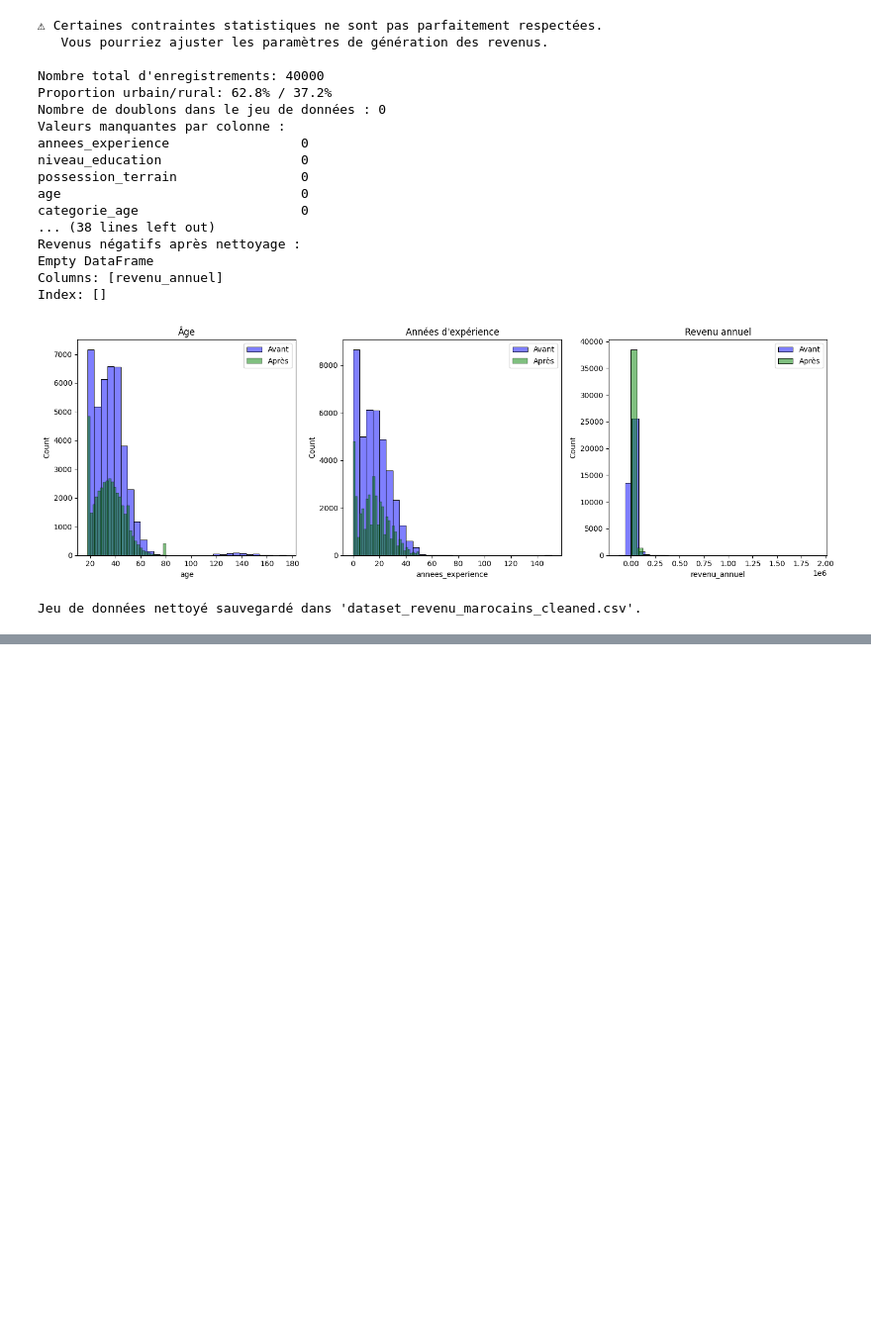
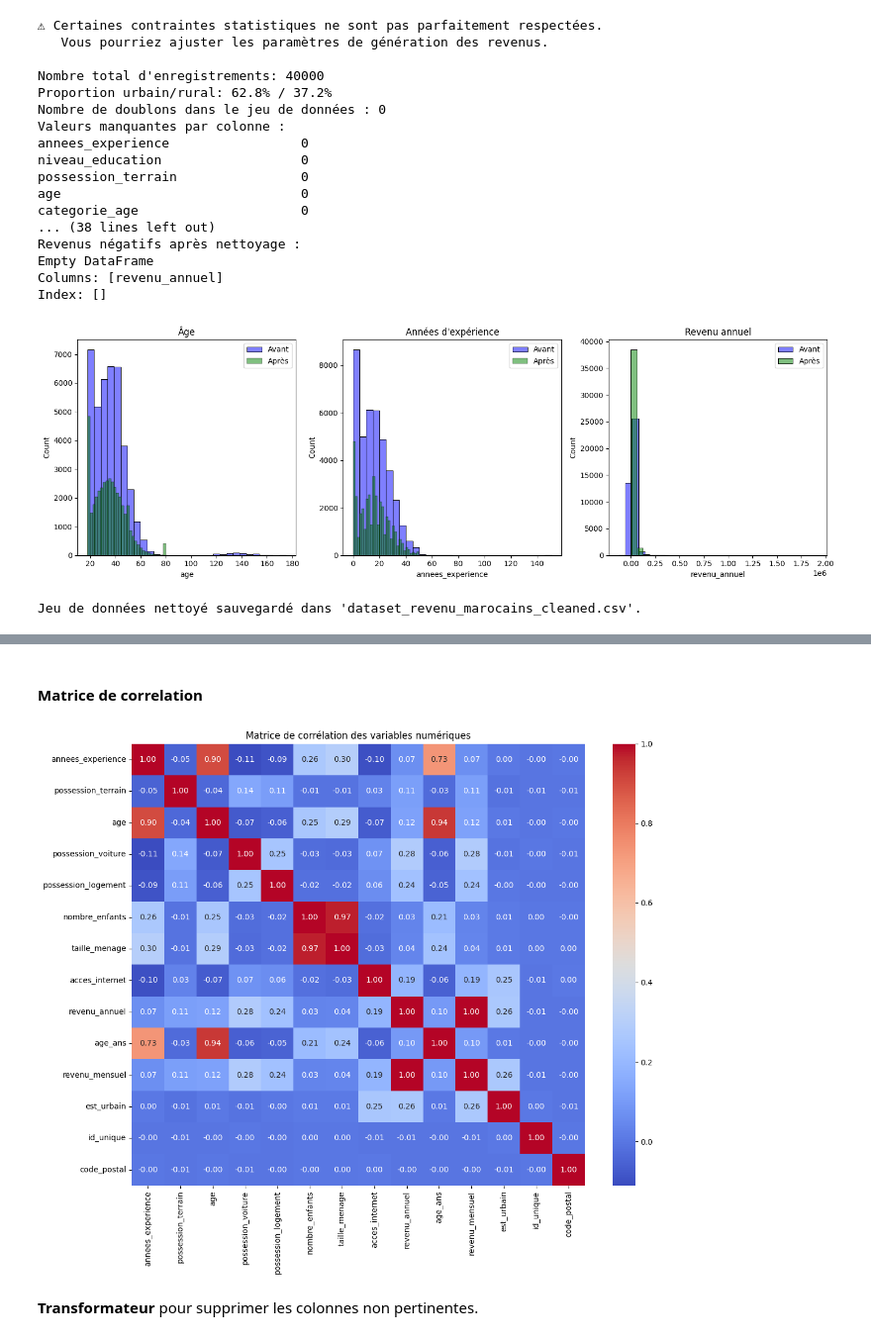
Before and after one commit to mouadd9/annual-revenue-prediction-app, a Jupyter notebook: mini_proj.ipynb, the cells around one changed output, grey strips where cells are left out. Shown at 99% size. Drawn from its saved outputs; the diff is of its cells as text; code cells hidden in the pictures; blank space fills up the shorter version.

```diff
--- a/mini_proj.ipynb
+++ b/mini_proj.ipynb
@@ -1392,0 +1400,7 @@ Jeu de données nettoyé sauvegardé dans 'dataset_revenu_marocains_cleaned.csv'
+# %%
+# Chargement du jeu de données nettoyé
+df_cleaned = pd.read_csv('dataset_revenu_marocains_cleaned.csv')
+
+# Affichage des colonnes disponibles
+print("Colonnes disponibles dans le dataset :")
+display(df_cleaned.columns.tolist())
@@ -1392,0 +1432,14 @@ Jeu de données nettoyé sauvegardé dans 'dataset_revenu_marocains_cleaned.csv'
+# %% [markdown]
+#### Matrice de correlation
+# %%
+# Visualisation de la matrice de corrélation
+plt.figure(figsize=(12, 10))
+correlation_vars = df_cleaned.select_dtypes(include=[np.number]).columns
+sns.heatmap(df_cleaned[correlation_vars].corr(), annot=True, cmap='coolwarm', fmt=".2f")
+plt.title('Matrice de corrélation des variables numériques')
+plt.tight_layout()
+plt.show()
+# %% [output]
+[figure, added]
+# %% [markdown]
+**Transformateur** pour supprimer les colonnes non pertinentes.
```
Also changed, not shown: parts of 25 cells of this notebook, 2 other files.
